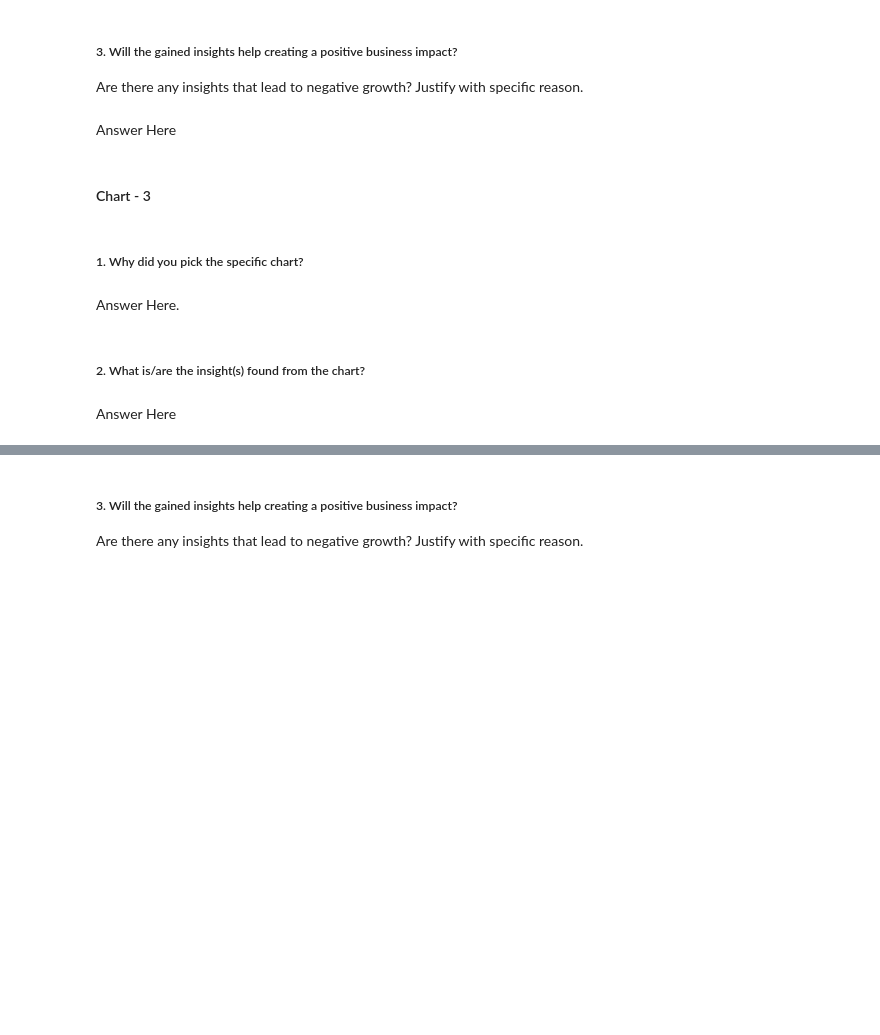
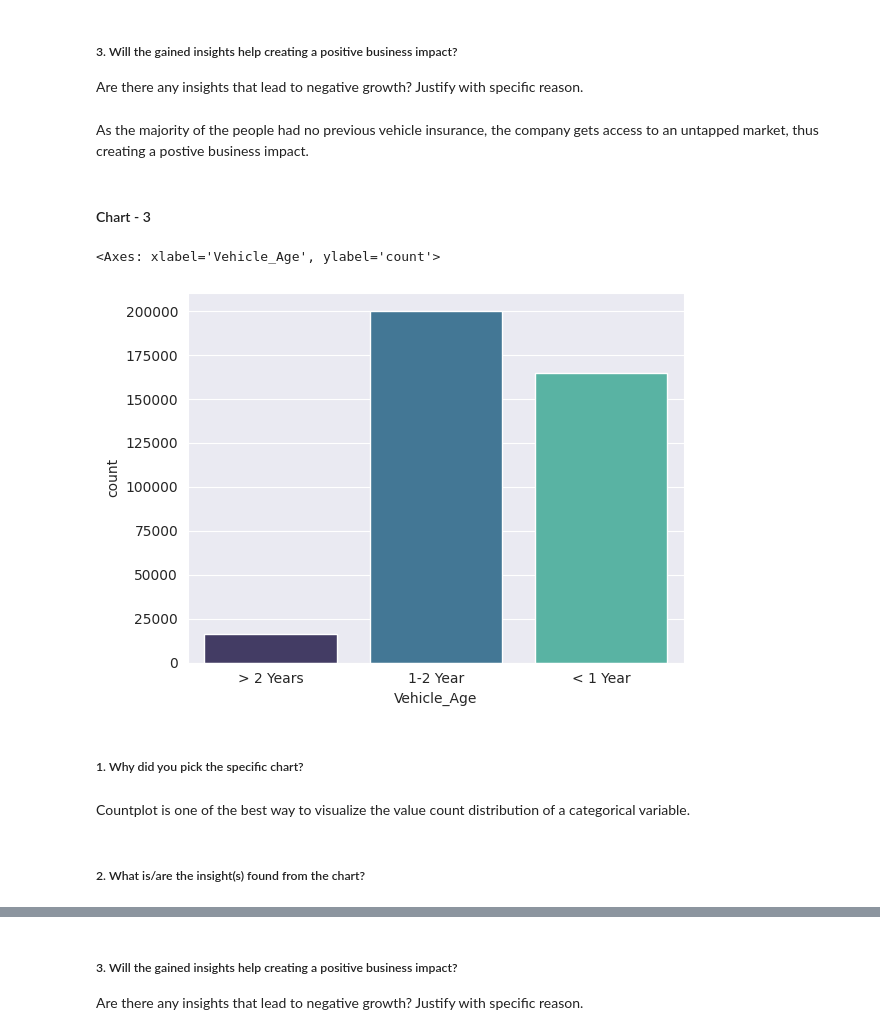
Before and after one commit to sharath199324/almabetter_projects, a Jupyter notebook: Almabetter_Health_Insurance_Cross_Sell_Prediction.ipynb, the cells around one changed output, grey strips where cells are left out. Drawn from its saved outputs; the diff is of its cells as text; code cells hidden in the pictures; blank space fills up the shorter version.

```diff
--- a/Almabetter_Health_Insurance_Cross_Sell_Prediction.ipynb
+++ b/Almabetter_Health_Insurance_Cross_Sell_Prediction.ipynb
@@ -188,7 +459,7 @@ Answer Here
 # %% [markdown]
 ##### 3. Will the gained insights help creating a positive business impact?
 Are there any insights that lead to negative growth? Justify with specific reason.
-# %% [markdown]
-Answer Here
+# %% [markdown]
+As the majority of the people had no previous vehicle insurance, the company gets access to an untapped market, thus creating a postive business impact.
 # %% [markdown]
 #### Chart - 3
@@ -197,8 +466,14 @@ Answer Here
+# %%
+# Chart - 3 visualization code
+# Plotting a countplot for categorical variable- 'Vehicle_Age'
+
+sns.countplot(x=df['Vehicle_Age'], data=df, palette='mako')
+# %% [output]
+<Axes: xlabel='Vehicle_Age', ylabel='count'>
+[figure, added]
 # %% [markdown]
 ##### 1. Why did you pick the specific chart?
-# %% [markdown]
-Answer Here.
+# %% [markdown]
+Countplot is one of the best way to visualize the value count distribution of a categorical variable.
 # %% [markdown]
 ##### 2. What is/are the insight(s) found from the chart?
-# %% [markdown]
-Answer Here
```
Also changed, not shown: parts of 340 cells of this notebook.
